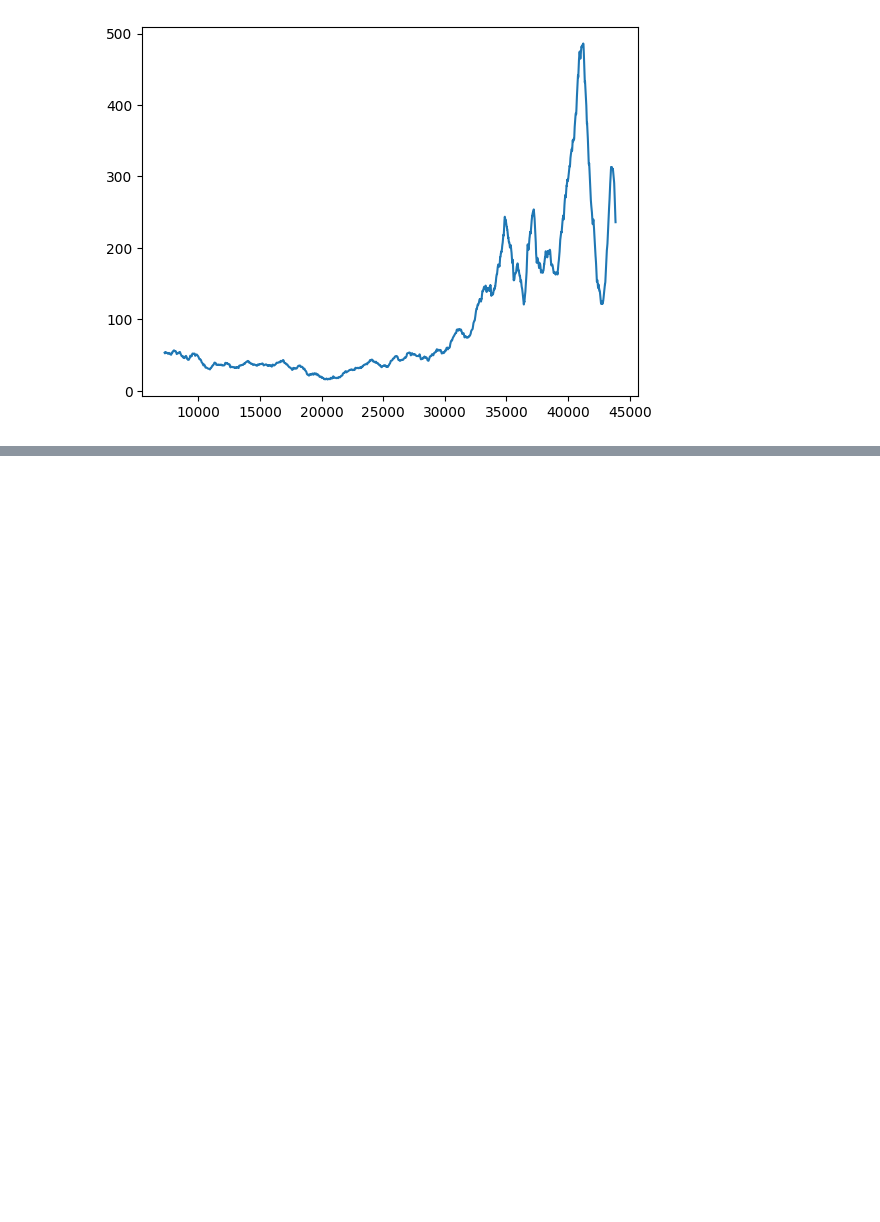
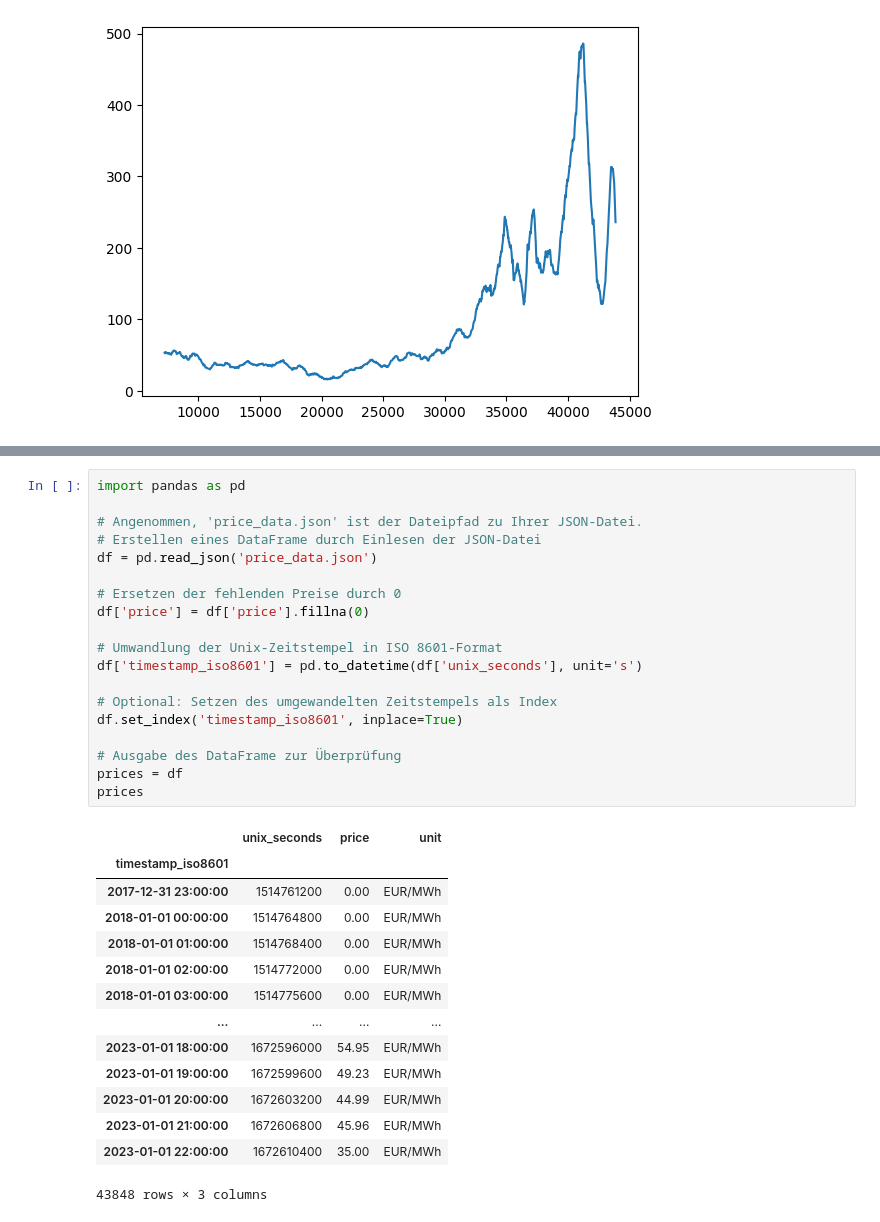
Before and after one commit to flyingpfirsich/solar-rpa, a Jupyter notebook: main.ipynb, the cells around one changed output, grey strips where cells are left out. Drawn from its saved outputs; the diff is of its cells as text; blank space fills up the shorter version.

```diff
--- a/main.ipynb
+++ b/main.ipynb
@@ -66,0 +10,34 @@ KeyboardInterrupt:
+# %%
+import pandas as pd
+
+# Angenommen, 'price_data.json' ist der Dateipfad zu Ihrer JSON-Datei.
+# Erstellen eines DataFrame durch Einlesen der JSON-Datei
+df = pd.read_json('price_data.json')
+
+# Ersetzen der fehlenden Preise durch 0
+df['price'] = df['price'].fillna(0)
+
+# Umwandlung der Unix-Zeitstempel in ISO 8601-Format
+df['timestamp_iso8601'] = pd.to_datetime(df['unix_seconds'], unit='s')
+
+# Optional: Setzen des umgewandelten Zeitstempels als Index
+df.set_index('timestamp_iso8601', inplace=True)
+
+# Ausgabe des DataFrame zur Überprüfung
+prices = df
+prices
+# %% [output]
+|  | unix_seconds | price | unit |
+| timestamp_iso8601 |  |  |  |
+| 2017-12-31 23:00:00 | 1514761200 | 0.00 | EUR/MWh |
+| 2018-01-01 00:00:00 | 1514764800 | 0.00 | EUR/MWh |
+| 2018-01-01 01:00:00 | 1514768400 | 0.00 | EUR/MWh |
+| 2018-01-01 02:00:00 | 1514772000 | 0.00 | EUR/MWh |
+| 2018-01-01 03:00:00 | 1514775600 | 0.00 | EUR/MWh |
+| ... | ... | ... | ... |
+| 2023-01-01 18:00:00 | 1672596000 | 54.95 | EUR/MWh |
+| 2023-01-01 19:00:00 | 1672599600 | 49.23 | EUR/MWh |
+| 2023-01-01 20:00:00 | 1672603200 | 44.99 | EUR/MWh |
+| 2023-01-01 21:00:00 | 1672606800 | 45.96 | EUR/MWh |
+| 2023-01-01 22:00:00 | 1672610400 | 35.00 | EUR/MWh |
+43848 rows × 3 columns
```
Also changed, not shown: parts of 3 cells of this notebook.
